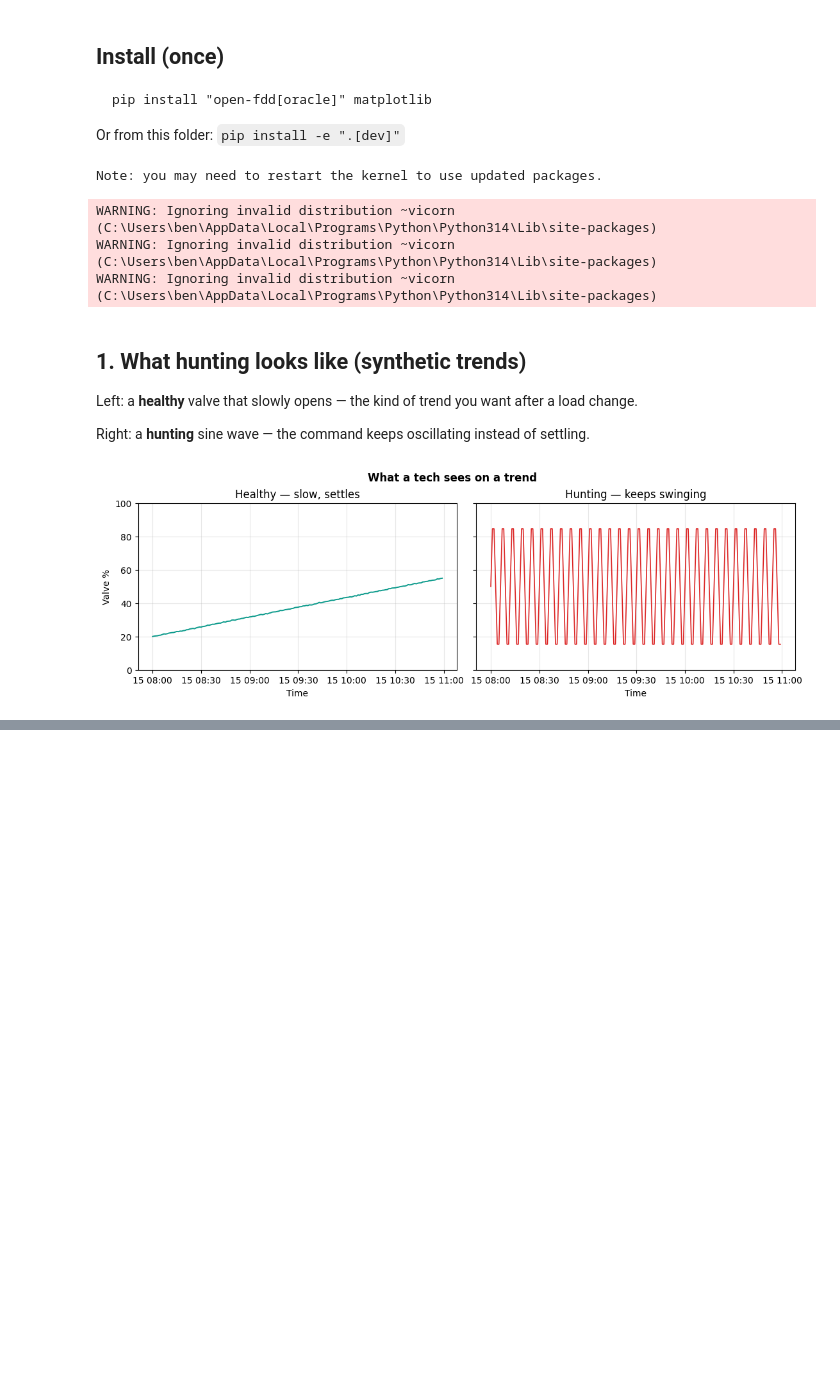
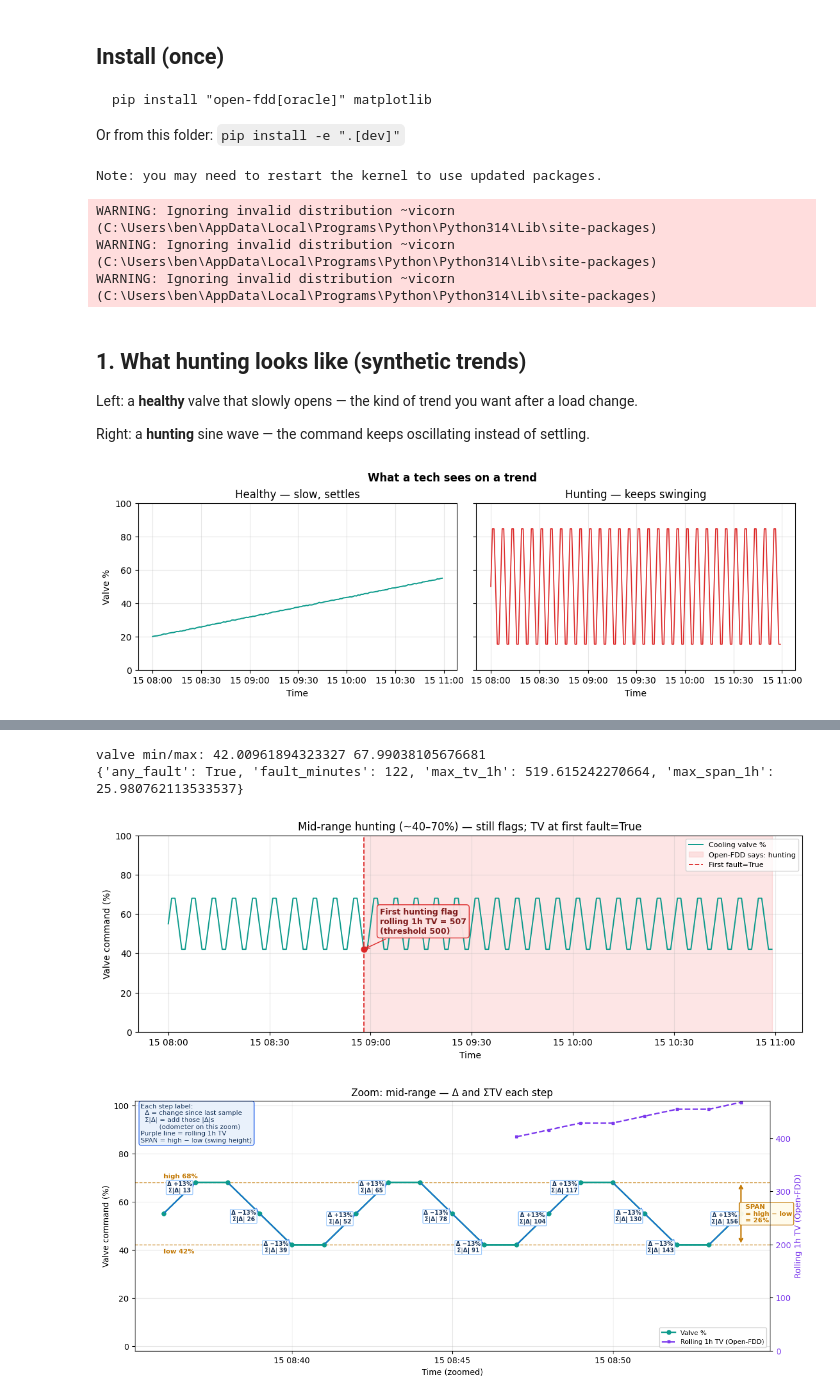
Before and after one commit to bbartling/py-bacnet-stacks-playground, a Jupyter notebook: vibe_code_apps_25/notebooks/01_pid_hunt_tutorial.ipynb, the cells around one changed output, grey strips where cells are left out. Saved outputs shown, nothing was run; the diff lists cells and outputs as text; code cells hidden in the pictures; blank space fills up the shorter version.

```diff
--- a/vibe_code_apps_25/notebooks/01_pid_hunt_tutorial.ipynb
+++ b/vibe_code_apps_25/notebooks/01_pid_hunt_tutorial.ipynb
@@ -85 +147,28 @@ plt.show()
+# %%
+mid = hunting_midrange_sine_cooling_valve()  # ~40–70% only
+mid_metrics = run_pid_hunt(mid)
+print("valve min/max:", float(mid["cooling-valve"].min()), float(mid["cooling-valve"].max()))
+print(fault_summary(mid_metrics))
+
+fig = plot_valve_overview(
+    mid,
+    mid_metrics,
+    title="Mid-range hunting (~40–70%) — still flags; TV at first fault=True",
+)
+plt.show()
+
+fig = plot_valve_zoom_with_tv(
+    mid,
+    mid_metrics,
+    start_sample=36,
+    n_cycles=3,
+    period_samples=6,
+    title="Zoom: mid-range — Δ and ΣTV each step",
+)
+plt.show()
+# %% [output]
+valve min/max: 42.00961894323327 67.99038105676681
+{'any_fault': True, 'fault_minutes': 122, 'max_tv_1h': 519.615242270664, 'max_span_1h': 25.980762113533537}
+[figure, added]
+[figure, added]
 # %% [markdown]
```
Also changed, not shown: parts of 13 cells of this notebook, 5 other files.
